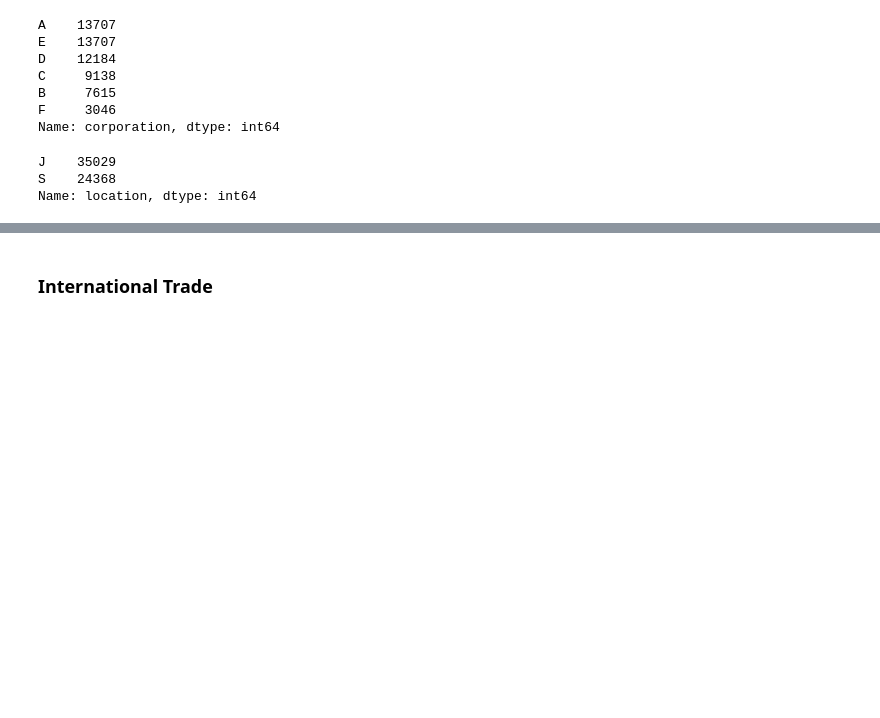
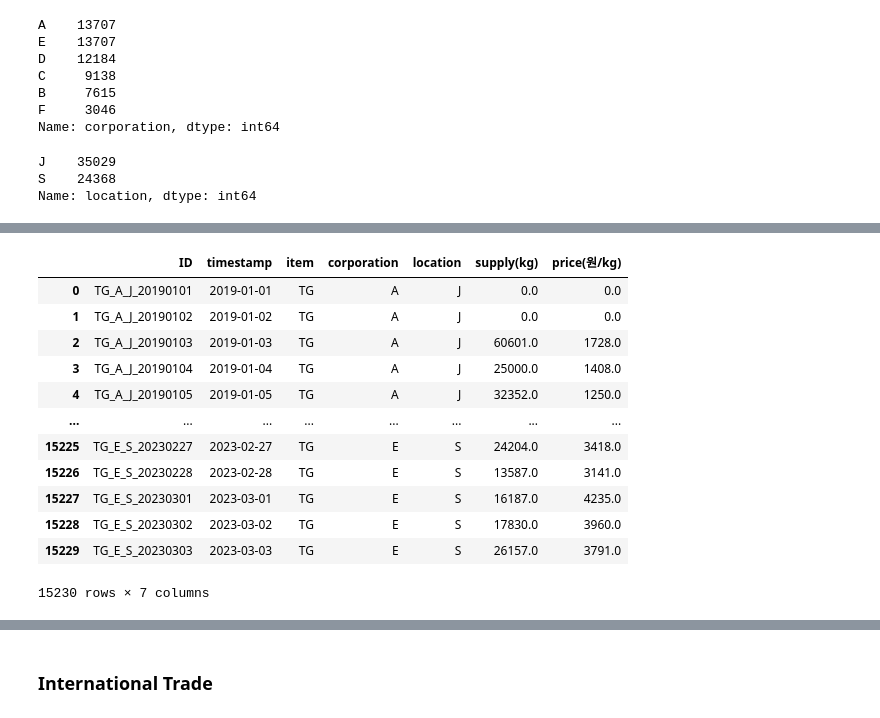
Before and after one commit to ParkGyuho/daily_code, a Jupyter notebook: 1.AI(ML,DL)/DACON/제주 특산물 가격 예측/0.EDA.ipynb, the cells around one changed output, grey strips where cells are left out. Saved outputs shown, nothing was run; the diff lists cells and outputs as text; code cells hidden in the pictures; blank space fills up the shorter version.

```diff
--- a/1.AI(ML,DL)/DACON/제주 특산물 가격 예측/0.EDA.ipynb
+++ b/1.AI(ML,DL)/DACON/제주 특산물 가격 예측/0.EDA.ipynb
@@ -148,0 +159,17 @@ Name: location, dtype: int64
+# %%
+train_TG = train.loc[train['item'] == 'TG']
+train_TG
+# %% [output]
+|  | ID | timestamp | item | corporation | location | supply(kg) | price(원/kg) |
+| 0 | TG_A_J_20190101 | 2019-01-01 | TG | A | J | 0.0 | 0.0 |
+| 1 | TG_A_J_20190102 | 2019-01-02 | TG | A | J | 0.0 | 0.0 |
+| 2 | TG_A_J_20190103 | 2019-01-03 | TG | A | J | 60601.0 | 1728.0 |
+| 3 | TG_A_J_20190104 | 2019-01-04 | TG | A | J | 25000.0 | 1408.0 |
+| 4 | TG_A_J_20190105 | 2019-01-05 | TG | A | J | 32352.0 | 1250.0 |
+| ... | ... | ... | ... | ... | ... | ... | ... |
+| 15225 | TG_E_S_20230227 | 2023-02-27 | TG | E | S | 24204.0 | 3418.0 |
+| 15226 | TG_E_S_20230228 | 2023-02-28 | TG | E | S | 13587.0 | 3141.0 |
+| 15227 | TG_E_S_20230301 | 2023-03-01 | TG | E | S | 16187.0 | 4235.0 |
+| 15228 | TG_E_S_20230302 | 2023-03-02 | TG | E | S | 17830.0 | 3960.0 |
+| 15229 | TG_E_S_20230303 | 2023-03-03 | TG | E | S | 26157.0 | 3791.0 |
+15230 rows × 7 columns
```
Also changed, not shown: parts of 4 cells of this notebook.
